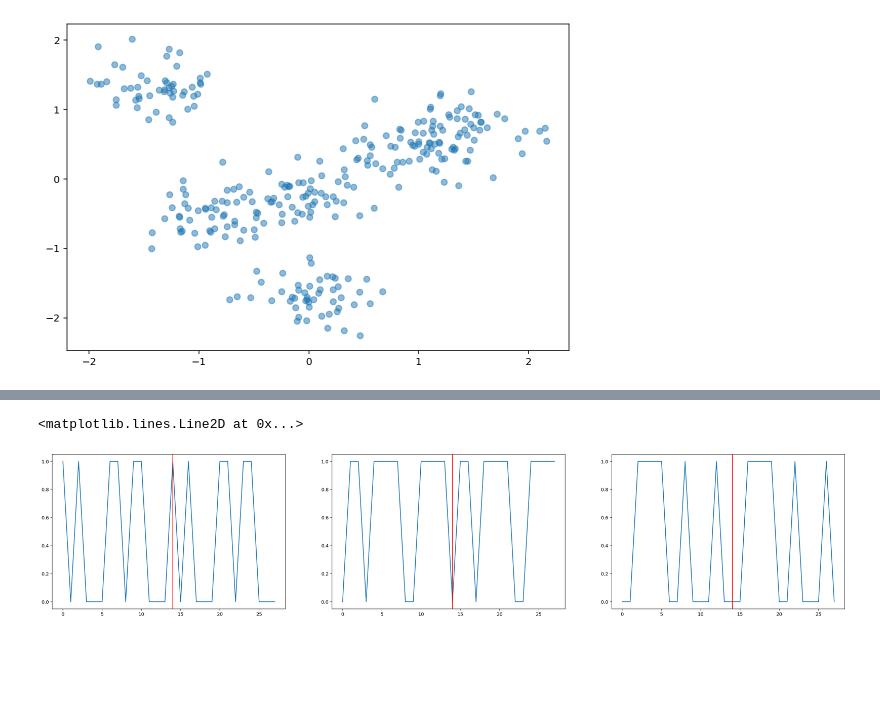
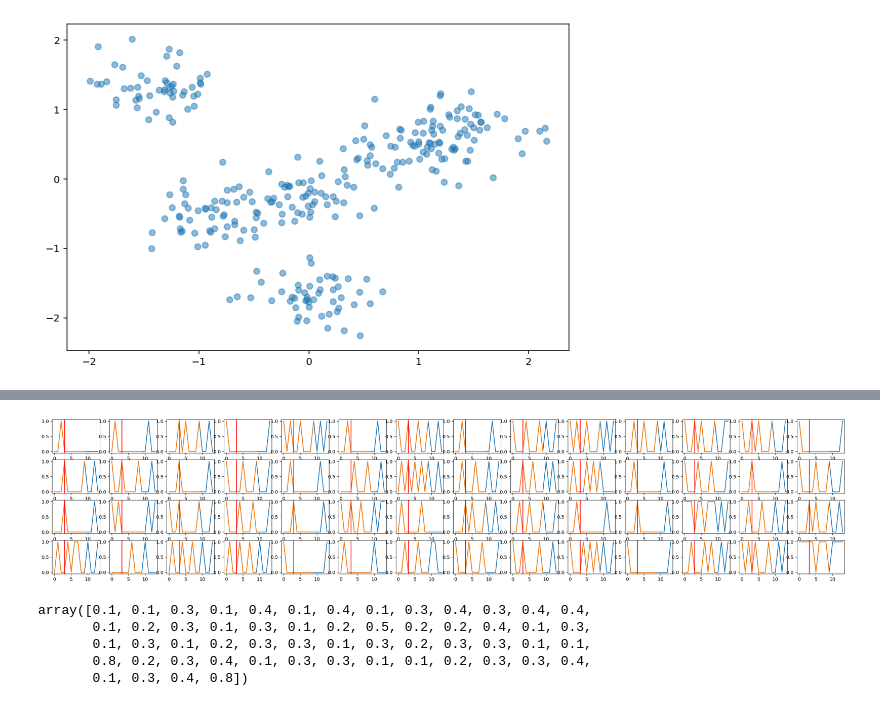
Before and after one commit to LuanAdemi/GroceryListPredictor, a Jupyter notebook: precommender/KNetworks.ipynb, the cells around one changed output, grey strips where cells are left out. Saved outputs shown, nothing was run; the diff lists cells and outputs as text; code cells hidden in the pictures; blank space fills up the shorter version.

```diff
--- a/precommender/KNetworks.ipynb
+++ b/precommender/KNetworks.ipynb
@@ -53,9 +52,0 @@ for k in range(knet.k):
-# %%
-import random
-tdata = []
-for i in range(14):
-    data = []
-    for j in range(20):
-        data.append(random.randint(0,1))
-    tdata.append(data)
-tdata = tdata + tdata
@@ -62,16 +66,24 @@ tdata = tdata + tdata
 # %%
-tdata = np.array(tdata)
+tdata = np.array(vectors[:-4])
-# %%
-f, (ax1, ax2, ax3) = plt.subplots(1, 3, figsize=(30, 6))
-ax1.plot(tdata[:,0])
-ax1.axvline(x=14, ymin=0, ymax=1, c='r')
-ax2.plot(tdata[:,1])
-ax2.axvline(x=14, ymin=0, ymax=1, c='r')
-ax3.plot(tdata[:,2])
-ax3.axvline(x=14, ymin=0, ymax=1, c='r')
-# %% [output]
-<matplotlib.lines.Line2D at 0x...>
-[figure, removed]
+# %%
+f, axes = plt.subplots(4, 14, figsize=(30, 6))
+count = 0
+for i in range(4):
+    for j in range(14):
+        axes[i][j].plot(np.array(vectors)[:,count])
+        axes[i][j].plot(tdata[:,count])
+        axes[i][j].axvline(x=3, ymin=0, ymax=1, c='r')
+        count += 1
+# %% [output]
+[figure, added]
+# %%
+knet.calcProductMean(tdata, 10)
+# %% [output]
+array([0.1, 0.1, 0.3, 0.1, 0.4, 0.1, 0.4, 0.1, 0.3, 0.4, 0.3, 0.4, 0.4,
+       0.1, 0.2, 0.3, 0.1, 0.3, 0.1, 0.2, 0.5, 0.2, 0.2, 0.4, 0.1, 0.3,
+       0.1, 0.3, 0.1, 0.2, 0.3, 0.3, 0.1, 0.3, 0.2, 0.3, 0.3, 0.1, 0.1,
+       0.8, 0.2, 0.3, 0.4, 0.1, 0.3, 0.3, 0.1, 0.1, 0.2, 0.3, 0.3, 0.4,
+       0.1, 0.3, 0.4, 0.8])
 # %%
 net = knet.networks[0]
 # %%
```
Also changed, not shown: parts of 10 cells of this notebook, 52 other files.
